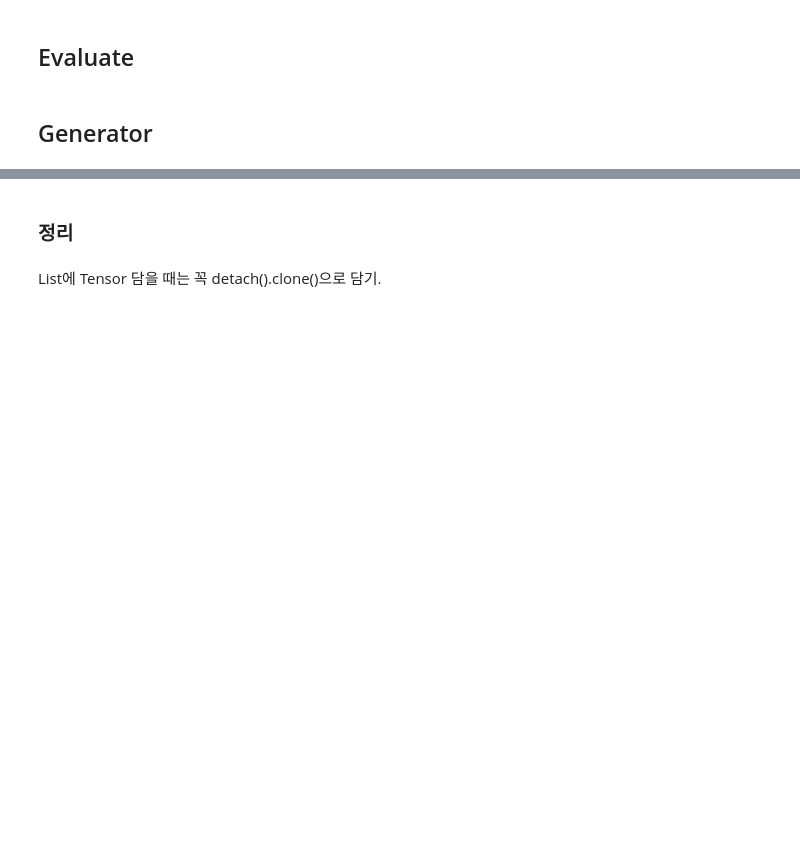
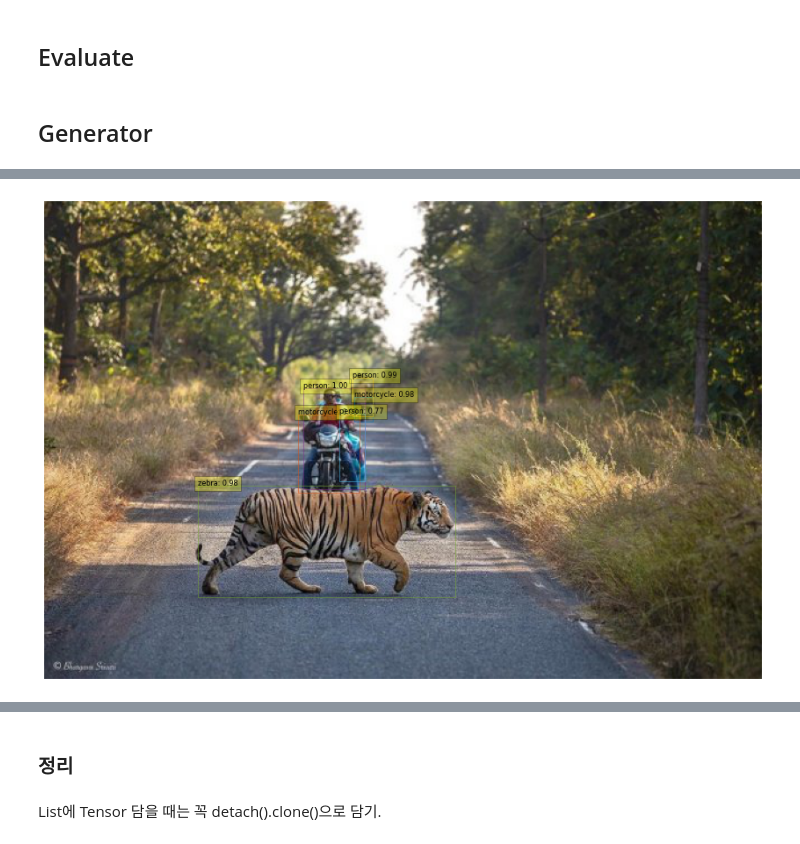
Before and after one commit to sjinu96/xod, a Jupyter notebook: Analysis across heads.ipynb, the cells around one changed output, grey strips where cells are left out. Cells and saved outputs as stored; diff of their text form; code cells hidden in the pictures; blank space fills up the shorter version.

```diff
--- a/Analysis across heads.ipynb
+++ b/Analysis across heads.ipynb
@@ -637,0 +639,5 @@ ax.imshow(cam.view(h,w)). shape of cam.view(h,w) :  torch.Size([25, 34])
+# %%
+scores, bboxes = detect(im, model)
+plot_results(im, scores, bboxes, line_width=0.5, font_size=8)
+# %% [output]
+[figure, added]
```
Also changed, not shown: parts of 20 cells of this notebook, 8 other files.
